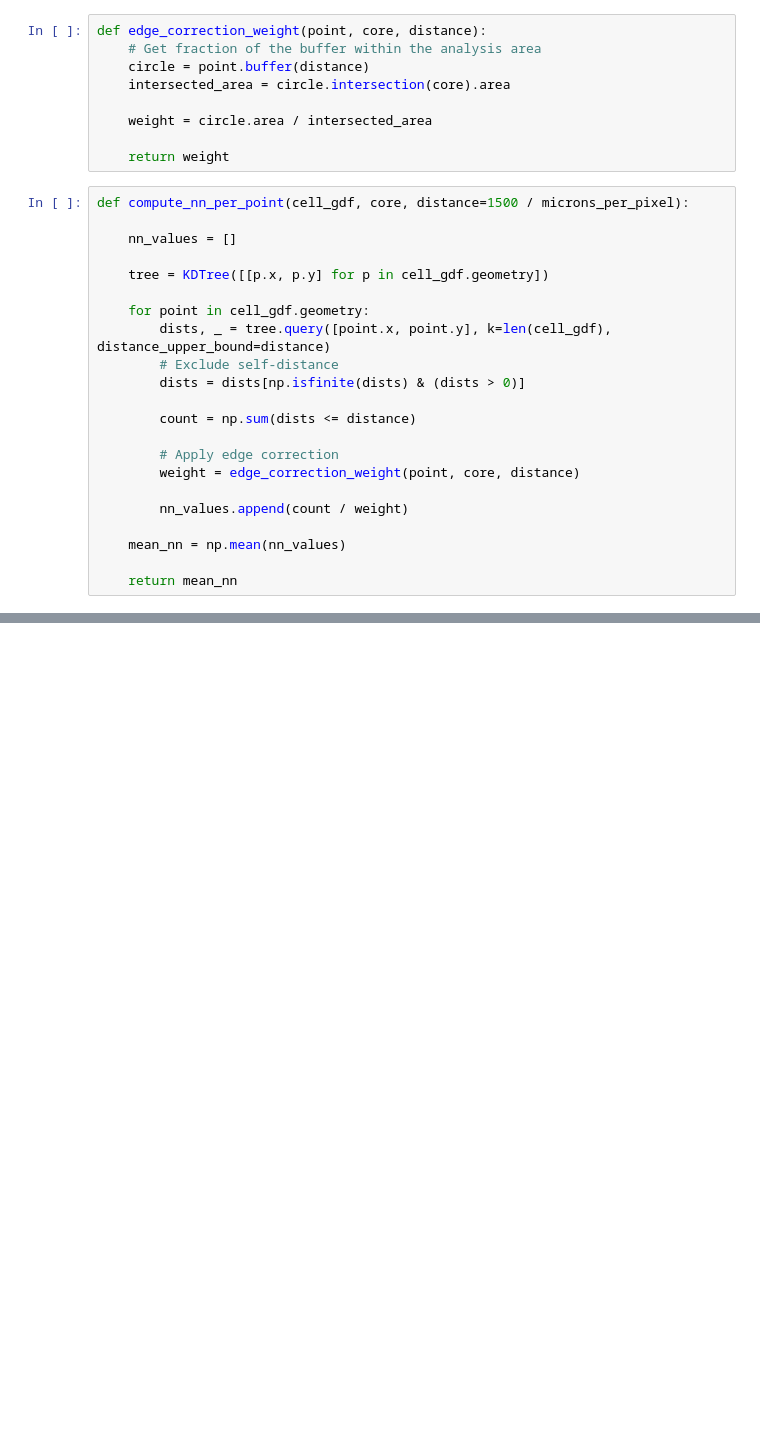
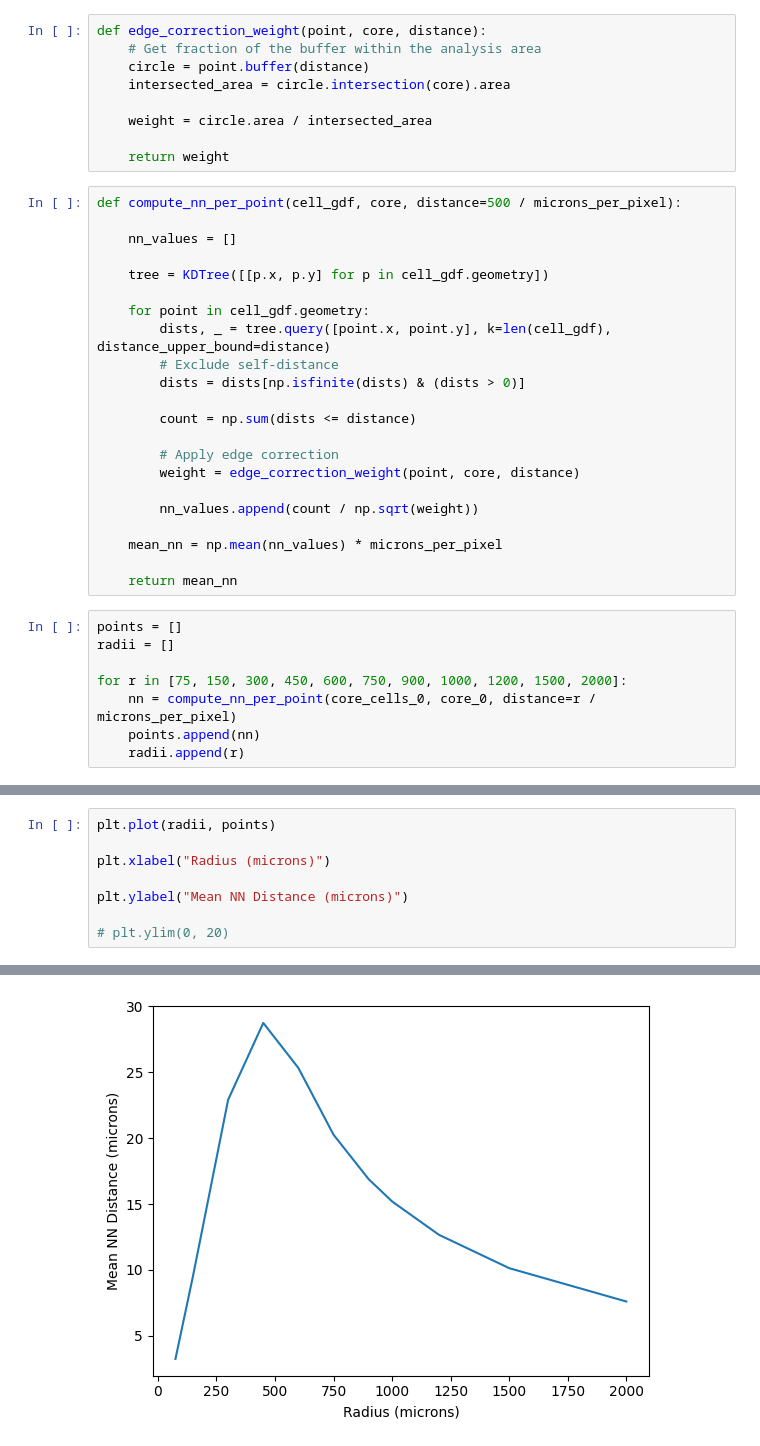
Before and after one commit to M-Fotheringham/Whole-Slide_vs_TMA_Sampling, a Jupyter notebook: src/SimuSamp/scripts/WS_simulated_TMA_sampling.ipynb, the cells around one changed output, grey strips where cells are left out. Saved outputs shown, nothing was run; the diff lists cells and outputs as text; blank space fills up the shorter version.

```diff
--- a/src/SimuSamp/scripts/WS_simulated_TMA_sampling.ipynb
+++ b/src/SimuSamp/scripts/WS_simulated_TMA_sampling.ipynb
@@ -79,7 +79,7 @@ def edge_correction_weight(point, core, distance):
 
     return weight
 # %%
-def compute_nn_per_point(cell_gdf, core, distance=1500 / microns_per_pixel):
+def compute_nn_per_point(cell_gdf, core, distance=500 / microns_per_pixel):
 
     nn_values = []
 
@@ -95,8 +95,16 @@ def compute_nn_per_point(cell_gdf, core, distance=1500 / microns_per_pixel):
         # Apply edge correction
         weight = edge_correction_weight(point, core, distance)
 
-        nn_values.append(count / weight)
+        nn_values.append(count / np.sqrt(weight))
 
-    mean_nn = np.mean(nn_values)
+    mean_nn = np.mean(nn_values) * microns_per_pixel
 
     return mean_nn
+# %%
+points = []
+radii = []
+
+for r in [75, 150, 300, 450, 600, 750, 900, 1000, 1200, 1500, 2000]:
+    nn = compute_nn_per_point(core_cells_0, core_0, distance=r / microns_per_pixel)
+    points.append(nn)
+    radii.append(r)
@@ -102,0 +113,9 @@ def compute_nn_per_point(cell_gdf, core, distance=1500 / microns_per_pixel):
+# %%
+plt.plot(radii, points)
+
+plt.xlabel("Radius (microns)")
+
+plt.ylabel("Mean NN Distance (microns)")
+
+# plt.ylim(0, 20)
+# %% [output]
@@ -103 +123,2 @@ def compute_nn_per_point(cell_gdf, core, distance=1500 / microns_per_pixel):
+[figure, added]
 # %%
```
Also changed, not shown: parts of 4 cells of this notebook, 3 other files.
